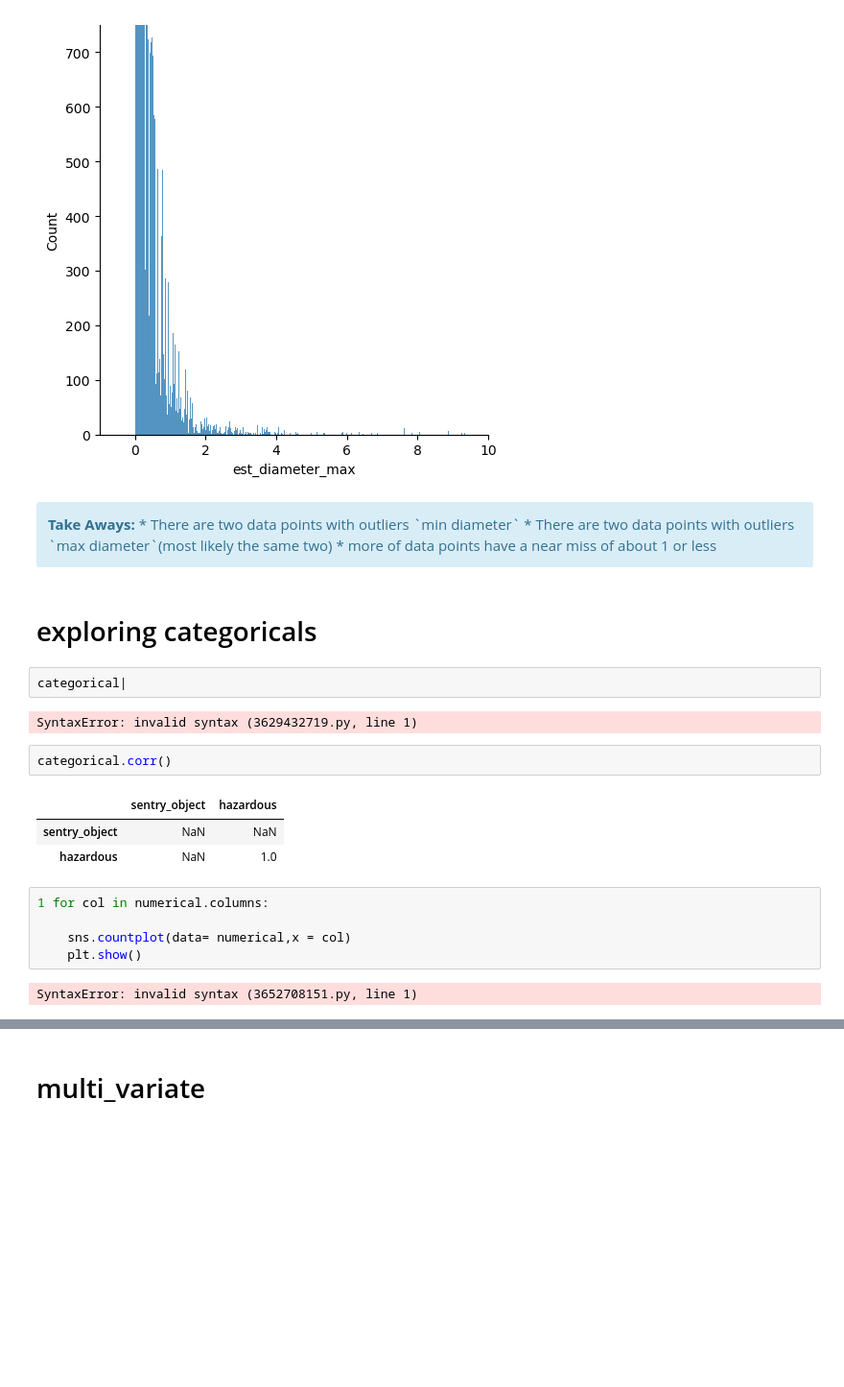
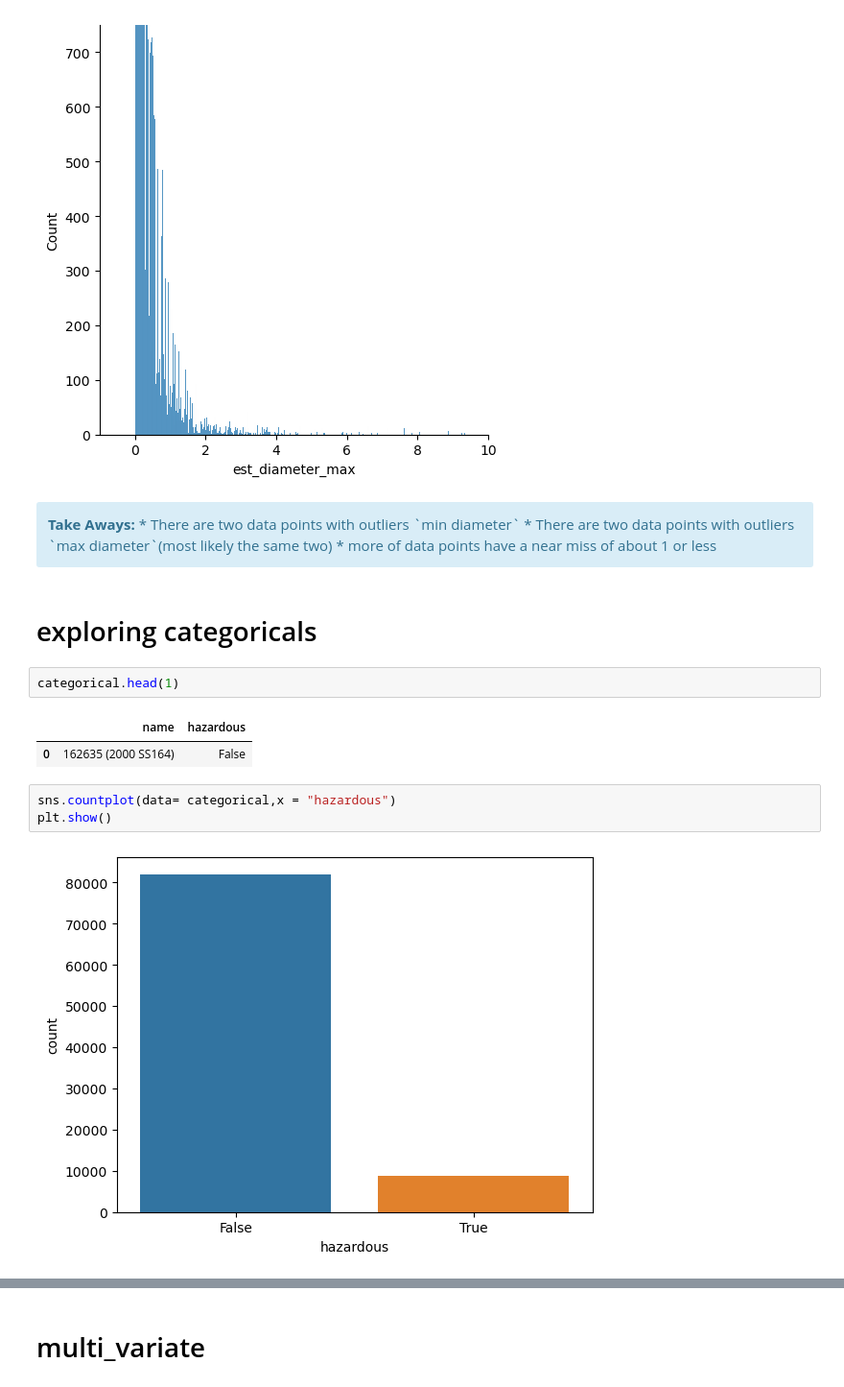
Before and after one commit to brandontnavarrete/nasa-neow, a Jupyter notebook: explore.ipynb, the cells around one changed output, grey strips where cells are left out. Shown at 96% size. Saved outputs shown, nothing was run; the diff lists cells and outputs as text; blank space fills up the shorter version.

```diff
--- a/explore.ipynb
+++ b/explore.ipynb
@@ -100,29 +111,21 @@ plt.xlim(-1,10)
 plt.show()
 # %% [output]
 [figure]
-# %% [markdown]
-<div class="alert alert-block alert-info">
-<b>Take Aways:</b>
-* There are two data points with outliers `min diameter`
-* There are two data points with outliers `max diameter`(most likely the same two)
-* more of data points have a near miss of about 1 or less
-</div>
+# %% [markdown]
+<div class="alert alert-block alert-info">
+<b>Take Aways:</b>
+* There are two data points with outliers `min diameter`
+* There are two data points with outliers `max diameter`(most likely the same two)
+* more of data points have a near miss of about 1 or less
 # %% [markdown]
 # exploring categoricals
 # %%
-categorical|
+categorical.head(1)
 # %% [output]
-SyntaxError: invalid syntax (3629432719.py, line 1)
+|  | name | hazardous |
+| 0 | 162635 (2000 SS164) | False |
-# %%
-categorical.corr()
-# %% [output]
-|  | sentry_object | hazardous |
-| sentry_object | NaN | NaN |
-| hazardous | NaN | 1.0 |
 # %%
-1 for col in numerical.columns:
-
-    sns.countplot(data= numerical,x = col)
-    plt.show()
+sns.countplot(data= categorical,x = "hazardous")
+plt.show()
 # %% [output]
-SyntaxError: invalid syntax (3652708151.py, line 1)
+[figure, added]
```
Also changed, not shown: parts of 14 cells of this notebook.
